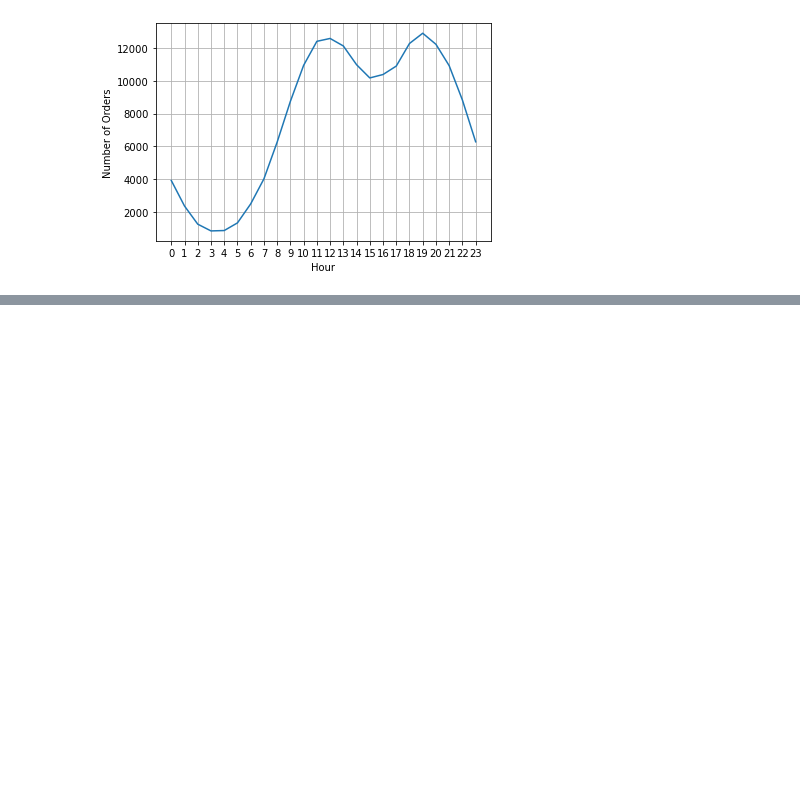
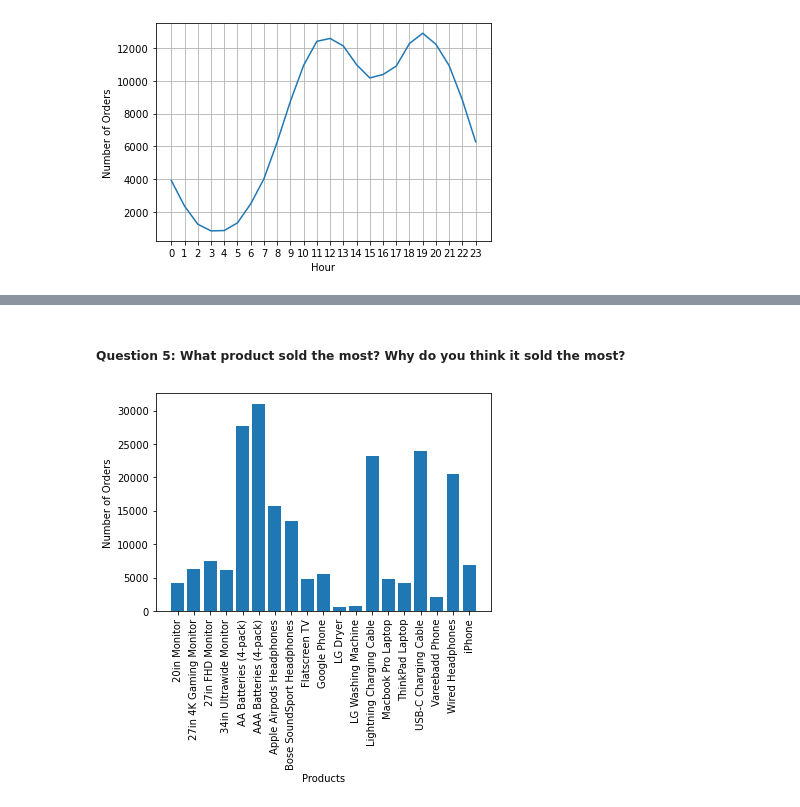
Before and after one commit to mistageek/Pandaspd, a Jupyter notebook: Pandas Sales Analysis.ipynb, the cells around one changed output, grey strips where cells are left out. Cells and saved outputs as stored; diff of their text form; code cells hidden in the pictures; blank space fills up the shorter version.

Commit message:
All 5 questions

```diff
--- a/Pandas Sales Analysis.ipynb
+++ b/Pandas Sales Analysis.ipynb
@@ -252,0 +286,19 @@ plt.show()
+# %% [markdown]
+##### Question 5: What product sold the most? Why do you think it sold the most?
+# %%
+prod_sales = sdata.groupby(['Product'])
+prod_orders = prod_sales.sum()['Quantity Ordered']
+
+keys = [pair for pair, df in prod_sales]
+
+plt.bar(keys, prod_orders)
+plt.title('Product Orders')
+
+plt.xticks(keys, rotation='vertical', size=10)
+plt.xlabel('Products')
+
+plt.ylabel('Number of Orders')
+
+plt.show()
+# %% [output]
+[figure, added]
```
Also changed, not shown: parts of 16 cells of this notebook.
